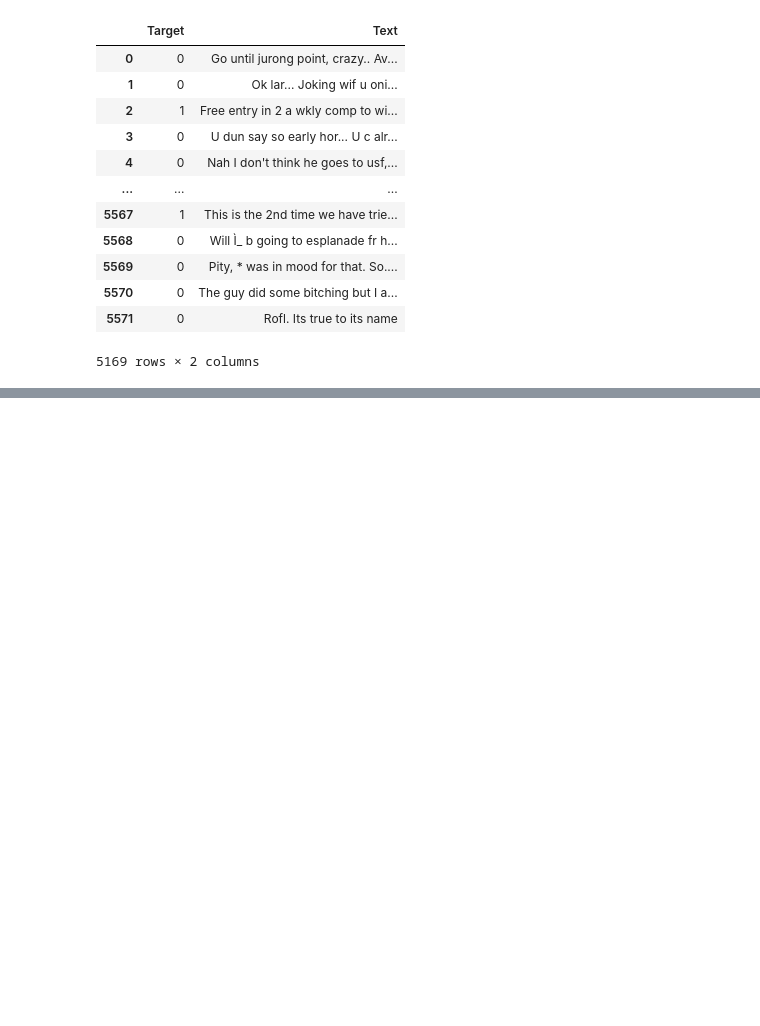
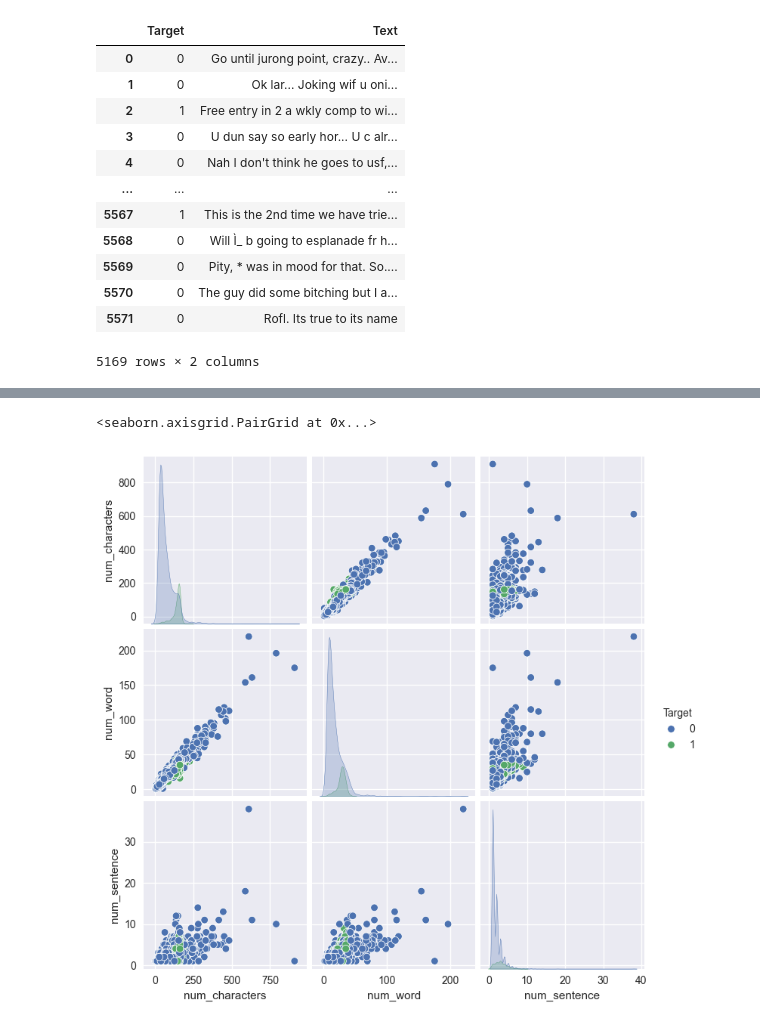
Before and after one commit to suyashmudgal/Machine__Learning, a Jupyter notebook: project2/sms_spam_detection.ipynb, the cells around one changed output, grey strips where cells are left out. Cells and saved outputs as stored; diff of their text form; code cells hidden in the pictures; blank space fills up the shorter version.

```diff
--- a/project2/sms_spam_detection.ipynb
+++ b/project2/sms_spam_detection.ipynb
@@ -93,0 +227,5 @@ df
+# %%
+sns.pairplot(df,hue='Target')
+# %% [output]
+<seaborn.axisgrid.PairGrid at 0x...>
+[figure, added]
```
Also changed, not shown: parts of 64 cells of this notebook, 1 other file.
